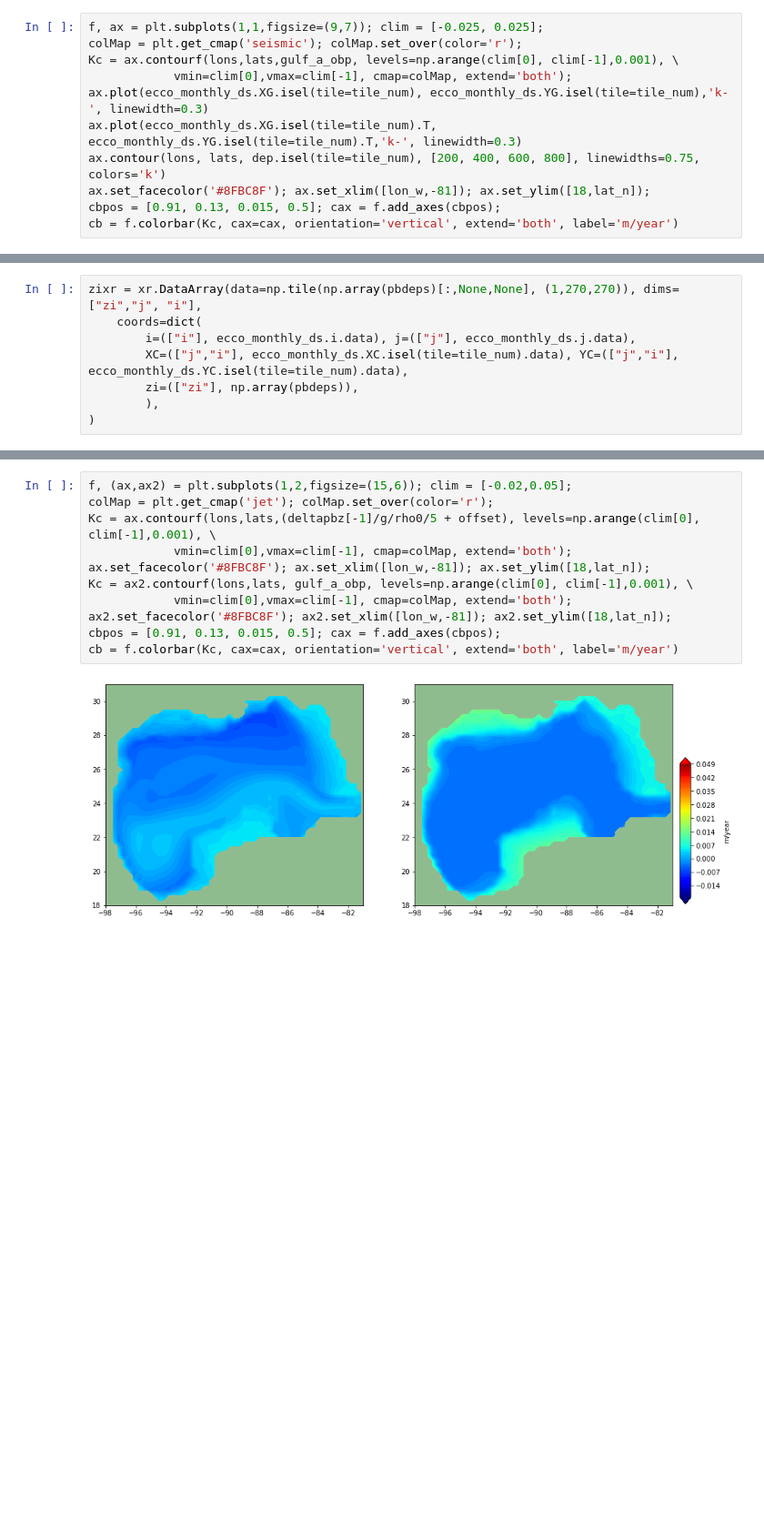
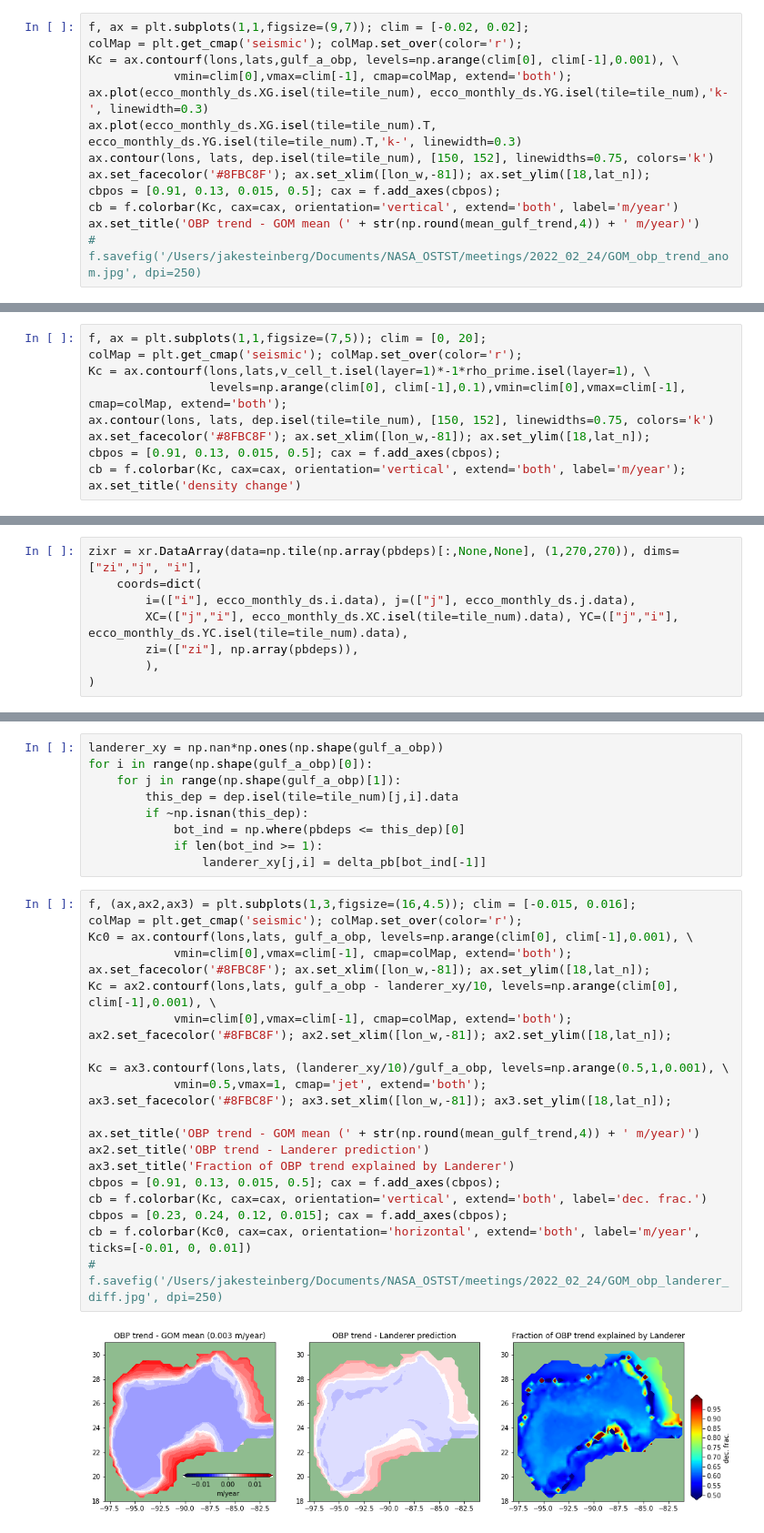
Before and after one commit to jakesteinberg/nasa_ostst, a Jupyter notebook: trends.ipynb, the cells around one changed output, grey strips where cells are left out. Shown: that part at 91% size. Drawn from its saved outputs; the diff is of its cells as text; blank space fills up the shorter version.

```diff
--- a/trends.ipynb
+++ b/trends.ipynb
@@ -253,12 +259,14 @@ ax.grid()
 # %%
-f, ax = plt.subplots(1,1,figsize=(9,7)); clim = [-0.025, 0.025];
+f, ax = plt.subplots(1,1,figsize=(9,7)); clim = [-0.02, 0.02];
 colMap = plt.get_cmap('seismic'); colMap.set_over(color='r');
 Kc = ax.contourf(lons,lats,gulf_a_obp, levels=np.arange(clim[0], clim[-1],0.001), \
             vmin=clim[0],vmax=clim[-1], cmap=colMap, extend='both');
 ax.plot(ecco_monthly_ds.XG.isel(tile=tile_num), ecco_monthly_ds.YG.isel(tile=tile_num),'k-', linewidth=0.3)
 ax.plot(ecco_monthly_ds.XG.isel(tile=tile_num).T, ecco_monthly_ds.YG.isel(tile=tile_num).T,'k-', linewidth=0.3)
-ax.contour(lons, lats, dep.isel(tile=tile_num), [200, 400, 600, 800], linewidths=0.75, colors='k')
+ax.contour(lons, lats, dep.isel(tile=tile_num), [150, 152], linewidths=0.75, colors='k')
 ax.set_facecolor('#8FBC8F'); ax.set_xlim([lon_w,-81]); ax.set_ylim([18,lat_n]);
 cbpos = [0.91, 0.13, 0.015, 0.5]; cax = f.add_axes(cbpos);
 cb = f.colorbar(Kc, cax=cax, orientation='vertical', extend='both', label='m/year')
+ax.set_title('OBP trend - GOM mean (' + str(np.round(mean_gulf_trend,4)) + ' m/year)')
+# f.savefig('/Users/jakesteinberg/Documents/NASA_OSTST/meetings/2022_02_24/GOM_obp_trend_anom.jpg', dpi=250)
 # %% [output]
@@ -337,0 +405,9 @@ for m in range(0,len(imast)):
+# %%
+f, ax = plt.subplots(1,1,figsize=(7,5)); clim = [0, 20];
+colMap = plt.get_cmap('seismic'); colMap.set_over(color='r');
+Kc = ax.contourf(lons,lats,v_cell_t.isel(layer=1)*-1*rho_prime.isel(layer=1), \
+                 levels=np.arange(clim[0], clim[-1],0.1),vmin=clim[0],vmax=clim[-1], cmap=colMap, extend='both');
+ax.contour(lons, lats, dep.isel(tile=tile_num), [150, 152], linewidths=0.75, colors='k')
+ax.set_facecolor('#8FBC8F'); ax.set_xlim([lon_w,-81]); ax.set_ylim([18,lat_n]);
+cbpos = [0.91, 0.13, 0.015, 0.5]; cax = f.add_axes(cbpos);
+cb = f.colorbar(Kc, cax=cax, orientation='vertical', extend='both', label='m/year'); ax.set_title('density change')
@@ -356,13 +447,33 @@ ax.grid()
+# %%
+landerer_xy = np.nan*np.ones(np.shape(gulf_a_obp))
+for i in range(np.shape(gulf_a_obp)[0]):
+    for j in range(np.shape(gulf_a_obp)[1]):
+        this_dep = dep.isel(tile=tile_num)[j,i].data
+        if ~np.isnan(this_dep):
+            bot_ind = np.where(pbdeps <= this_dep)[0]
+            if len(bot_ind >= 1):
+                landerer_xy[j,i] = delta_pb[bot_ind[-1]]
 # %%
-f, (ax,ax2) = plt.subplots(1,2,figsize=(15,6)); clim = [-0.02,0.05];
-colMap = plt.get_cmap('jet'); colMap.set_over(color='r');
-Kc = ax.contourf(lons,lats,(deltapbz[-1]/g/rho0/5 + offset), levels=np.arange(clim[0], clim[-1],0.001), \
+f, (ax,ax2,ax3) = plt.subplots(1,3,figsize=(16,4.5)); clim = [-0.015, 0.016];
+colMap = plt.get_cmap('seismic'); colMap.set_over(color='r');
+Kc0 = ax.contourf(lons,lats, gulf_a_obp, levels=np.arange(clim[0], clim[-1],0.001), \
             vmin=clim[0],vmax=clim[-1], cmap=colMap, extend='both');
 ax.set_facecolor('#8FBC8F'); ax.set_xlim([lon_w,-81]); ax.set_ylim([18,lat_n]);
-Kc = ax2.contourf(lons,lats, gulf_a_obp, levels=np.arange(clim[0], clim[-1],0.001), \
+Kc = ax2.contourf(lons,lats, gulf_a_obp - landerer_xy/10, levels=np.arange(clim[0], clim[-1],0.001), \
             vmin=clim[0],vmax=clim[-1], cmap=colMap, extend='both');
 ax2.set_facecolor('#8FBC8F'); ax2.set_xlim([lon_w,-81]); ax2.set_ylim([18,lat_n]);
+
+Kc = ax3.contourf(lons,lats, (landerer_xy/10)/gulf_a_obp, levels=np.arange(0.5,1,0.001), \
+            vmin=0.5,vmax=1, cmap='jet', extend='both');
+ax3.set_facecolor('#8FBC8F'); ax3.set_xlim([lon_w,-81]); ax3.set_ylim([18,lat_n]);
+
+ax.set_title('OBP trend - GOM mean (' + str(np.round(mean_gulf_trend,4)) + ' m/year)')
+ax2.set_title('OBP trend - Landerer prediction')
+ax3.set_title('Fraction of OBP trend explained by Landerer')
 cbpos = [0.91, 0.13, 0.015, 0.5]; cax = f.add_axes(cbpos);
-cb = f.colorbar(Kc, cax=cax, orientation='vertical', extend='both', label='m/year')
+cb = f.colorbar(Kc, cax=cax, orientation='vertical', extend='both', label='dec. frac.')
+cbpos = [0.23, 0.24, 0.12, 0.015]; cax = f.add_axes(cbpos);
+cb = f.colorbar(Kc0, cax=cax, orientation='horizontal', extend='both', label='m/year', ticks=[-0.01, 0, 0.01])
+# f.savefig('/Users/jakesteinberg/Documents/NASA_OSTST/meetings/2022_02_24/GOM_obp_landerer_diff.jpg', dpi=250)
 # %% [output]
-[figure, old version]
+[figure, new version]
```
Also changed, not shown: parts of 25 cells of this notebook, 2 other files.
